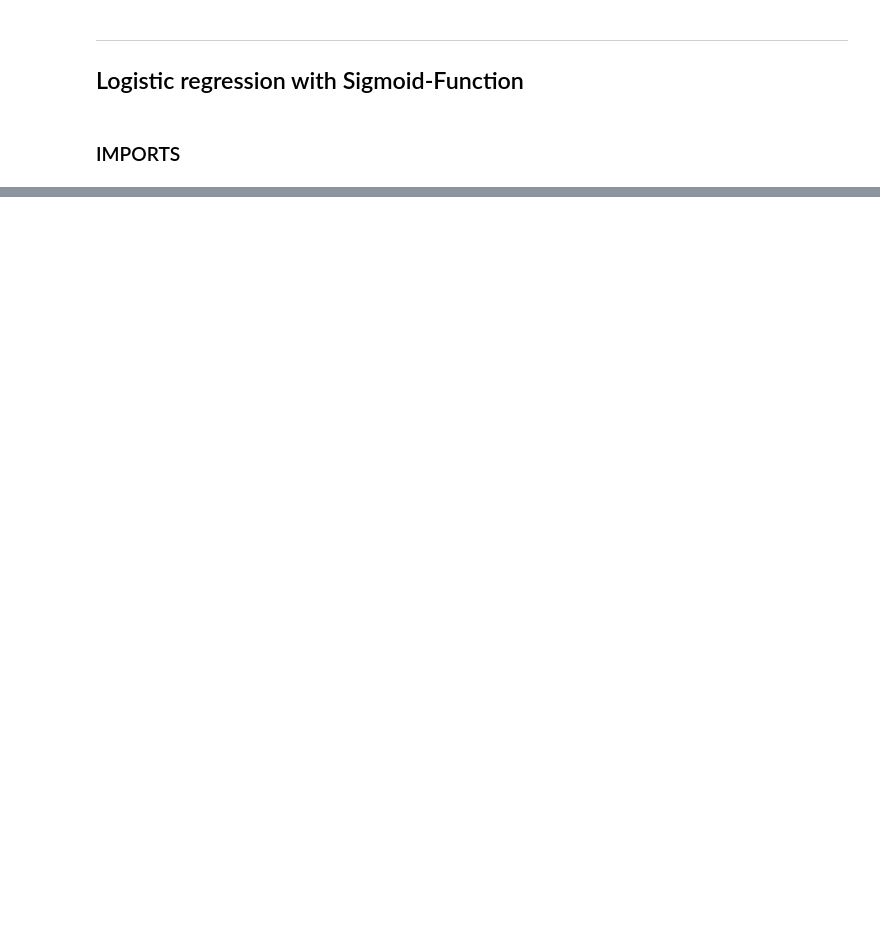
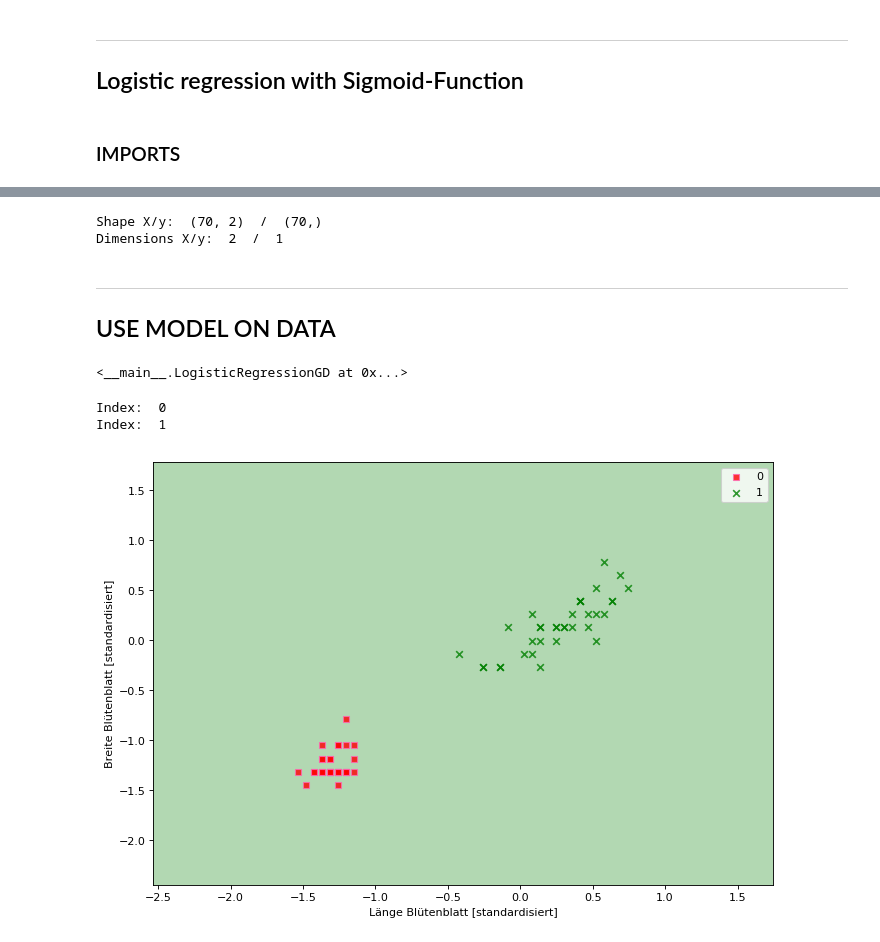
Before and after one commit to asw-analytics/ml_with_python, a Jupyter notebook: logistic_regression_for_iris_dataset.ipynb, the cells around one changed output, grey strips where cells are left out. Saved outputs shown, nothing was run; the diff lists cells and outputs as text; code cells hidden in the pictures; blank space fills up the shorter version.

```diff
--- a/logistic_regression_for_iris_dataset.ipynb
+++ b/logistic_regression_for_iris_dataset.ipynb
@@ -95,0 +84,9 @@ y_train_01_subset = y_train[(y_train == 0) | (y_train == 1)]
+# %%
+iris = datasets.load_iris()
+X = iris.data[:, [2,3]]
+print("Shape von X: ", X.shape)
+print("Feature-Names: ", iris.feature_names)
+y = iris.target
+print("Shape von y: ", y.shape)
+print("Names zu den Klassen: ", iris.target_names)
+print("Klassenbezeichnungen als Zahlen: ", np.unique(y))
@@ -95,0 +99,6 @@ y_train_01_subset = y_train[(y_train == 0) | (y_train == 1)]
+# %%
+from sklearn.preprocessing import StandardScaler
+sc = StandardScaler()
+sc.fit(X)
+X_train_std = sc.transform(X)
+X_train_std
@@ -95,0 +123,17 @@ y_train_01_subset = y_train[(y_train == 0) | (y_train == 1)]
+# %%
+X_train_01_subset = X_train_std[(y_train == 0) | (y_train == 1)]
+y_train_01_subset = y_train[(y_train == 0) | (y_train == 1)]
+# %%
+print("Shape X/y: ", X_train_01_subset.shape, " / ", y_train_01_subset.shape)
+print("Dimensions X/y: ", X_train_01_subset.ndim, " / ", y_train_01_subset.ndim)
+# %% [output]
+Shape X/y:  (70, 2)  /  (70,)
+Dimensions X/y:  2  /  1
+# %% [markdown]
+---
+## USE MODEL ON DATA
+# %%
+lrgd = LogisticRegressionGD(eta=.05, n_iter=1000, random_state=1)
+lrgd.fit(X=X_train_01_subset, y=y_train_01_subset)
+# %% [output]
+<__main__.LogisticRegressionGD at 0x...>
@@ -95,0 +184,11 @@ y_train_01_subset = y_train[(y_train == 0) | (y_train == 1)]
+# %%
+figure(figsize=(10,7), dpi=80)
+plot_decision_regions(X=X_train_01_subset, y=y_train_01_subset, classifier=lrgd)
+plt.xlabel("Länge Blütenblatt [standardisiert]")
+plt.ylabel("Breite Blütenblatt [standardisiert]")
+plt.legend(loc="best")
+plt.show()
+# %% [output]
+Index:  0
+Index:  1
+[figure, added]
```
Also changed, not shown: parts of 8 cells of this notebook.
